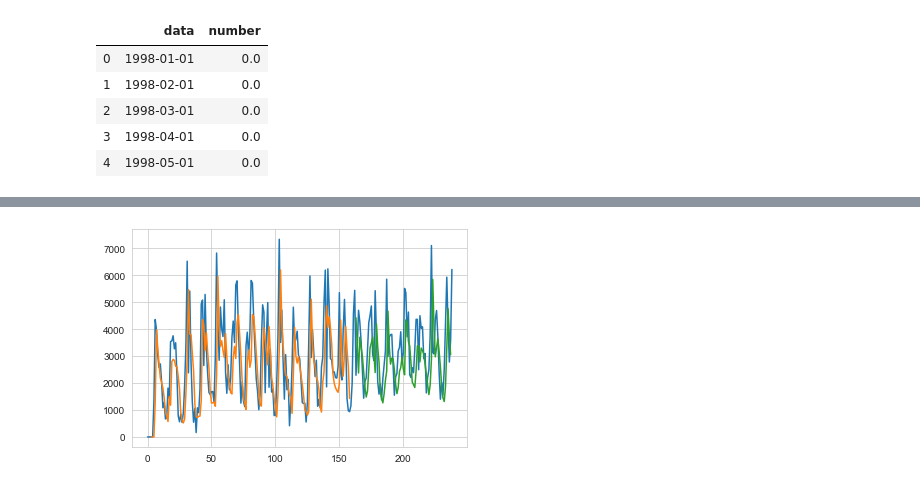
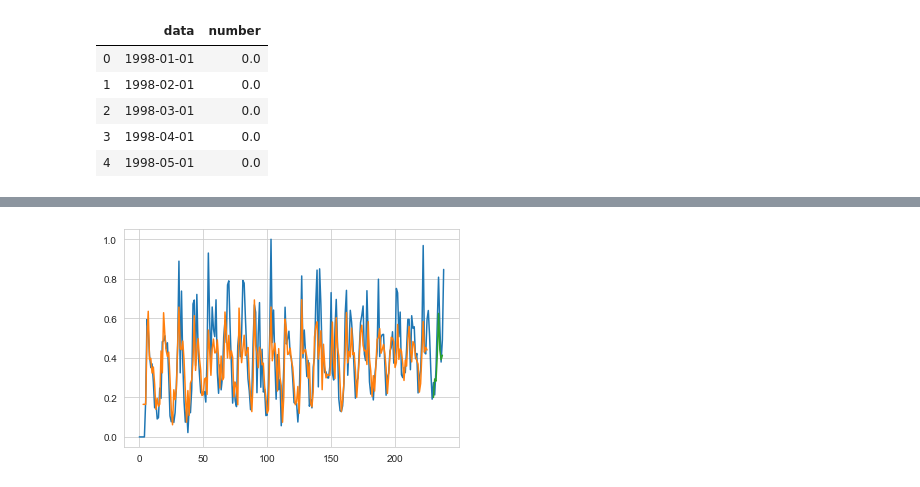
Before and after one commit to patricia-salles/sin5006, a Jupyter notebook: forest_fires/notebook_forest.ipynb, the cells around one changed output, grey strips where cells are left out. Drawn from its saved outputs; the diff is of its cells as text; code cells hidden in the pictures.

Commit message:
modeloV1

```diff
--- a/forest_fires/notebook_forest.ipynb
+++ b/forest_fires/notebook_forest.ipynb
@@ -124,8 +125,13 @@ aux_mes_df.head()
 | 2 | 1998-03-01 | 0.0 |
 | 3 | 1998-04-01 | 0.0 |
 | 4 | 1998-05-01 | 0.0 |
+# %%
+# normalizar os dados
+x = aux_mes_df[['number']]
+scaler = MinMaxScaler()
+aux_mes_df['normal'] = scaler.fit_transform(aux_mes_df[["number"]])
 # %%
-dataframe = aux_mes_df[['number']].to_numpy()
+dataframe = aux_mes_df[['normal']].to_numpy()
 dataset = dataframe.astype('float32')
 # %%
 def create_dataset(dataset, look_back=1):
@@ -138,7 +144,7 @@ def create_dataset(dataset, look_back=1):
 # %%
 
  # quebra entre treino e teste
-train_size = int(len(dataset) * 0.67)
+train_size = int(len(dataset) * 0.95)
 test_size = len(dataset) - train_size
 train, test = dataset[0:train_size,:], dataset[train_size:len(dataset),:]
 # reshape dataset
@@ -150,11 +156,11 @@ testX, testY = create_dataset(test, look_back)
 ## Incluir Grid search
 
 model = Sequential()
-model.add(Dense(12, input_dim=look_back, activation='relu'))
-model.add(Dense(8, activation='relu'))
+model.add(Dense(36, input_dim=look_back, activation='relu'))
+model.add(Dense(4, activation='relu'))
 model.add(Dense(1))
 model.compile(loss='mean_squared_error', optimizer='adam', metrics=['accuracy'])
-model.fit(trainX, trainY, epochs=10, batch_size=2, verbose=2)
+model.fit(trainX, trainY, epochs=100, batch_size=2, verbose=2)
 # Performance do modelo
 trainScore = model.evaluate(trainX, trainY, verbose=0)
 #print('Train Score: %.2f MSE (%.2f RMSE)' % (trainScore, math.sqrt(trainScore)))
@@ -200 +203 @@ Epoch 10/10
-[figure, old version]
+[figure, new version]
```
Also changed, not shown: parts of 2 cells of this notebook.
